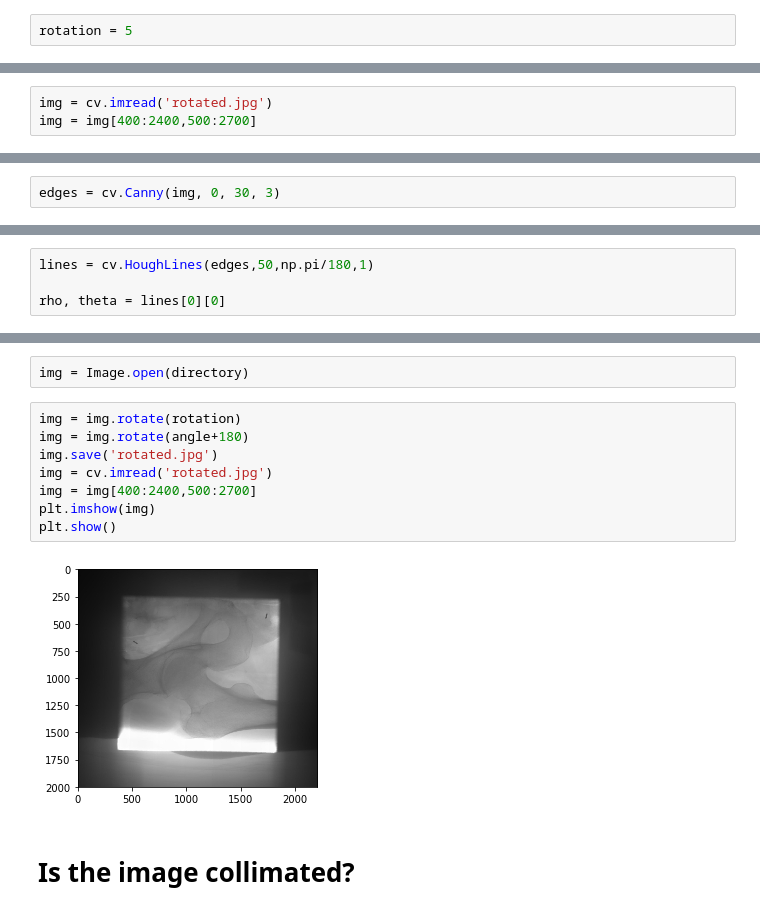
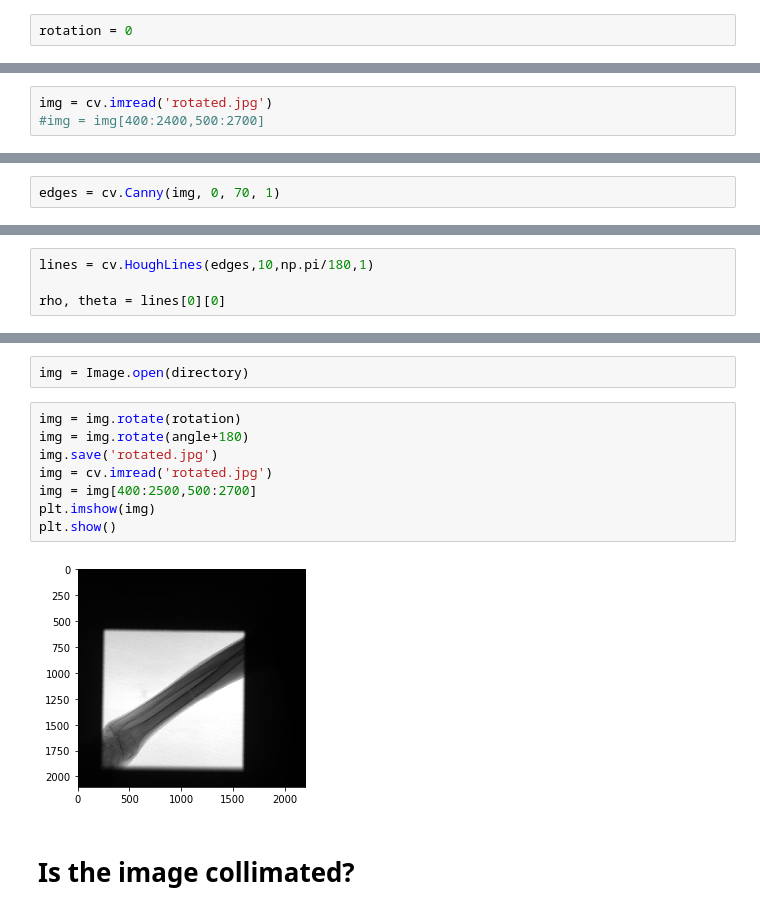
Before and after one commit to JosephPB/proyectito, a Jupyter notebook: Collimator/Notebooks/avgintensity.ipynb, the cells around one changed output, grey strips where cells are left out. Saved outputs shown, nothing was run; the diff lists cells and outputs as text.

```diff
--- a/Collimator/Notebooks/avgintensity.ipynb
+++ b/Collimator/Notebooks/avgintensity.ipynb
@@ -18,13 +19,13 @@ img = Image.open(directory)
 # %% [markdown]
 Implement a rotation and crop down artificial boudary
 # %%
-rotation = 5
+rotation = 0
 # %%
 img = img.rotate(rotation)
 img.save('rotated.jpg')
 # %%
 img = cv.imread('rotated.jpg')
-img = img[400:2400,500:2700]
+#img = img[400:2400,500:2700]
 # %%
 plt.imshow(img)
 plt.show()
@@ -35,7 +36,7 @@ height,width,depth = img.shape
 # %% [markdown]
 Implememnt a roatation detection using Canny edge and HoughLines
 # %%
-edges = cv.Canny(img, 0, 30, 3)
+edges = cv.Canny(img, 0, 70, 1)
 # %%
 plt.imshow(edges)
 plt.show()
@@ -44,7 +45,7 @@ plt.show()
 # %%
 cp2 = np.copy(img)
 # %%
-lines = cv.HoughLines(edges,50,np.pi/180,1)
+lines = cv.HoughLines(edges,10,np.pi/180,1)
 
 rho, theta = lines[0][0]
 # %%
@@ -68,13 +69,13 @@ img = Image.open(directory)
 # %%
 img = img.rotate(rotation)
 img = img.rotate(angle+180)
 img.save('rotated.jpg')
 img = cv.imread('rotated.jpg')
-img = img[400:2400,500:2700]
+img = img[400:2500,500:2700]
 plt.imshow(img)
 plt.show()
 # %% [output]
-[figure, old version]
+[figure, new version]
 # %% [markdown]
 # Is the image collimated?
 # %%
```
Also changed, not shown: parts of 19 cells of this notebook, 1 other file.
